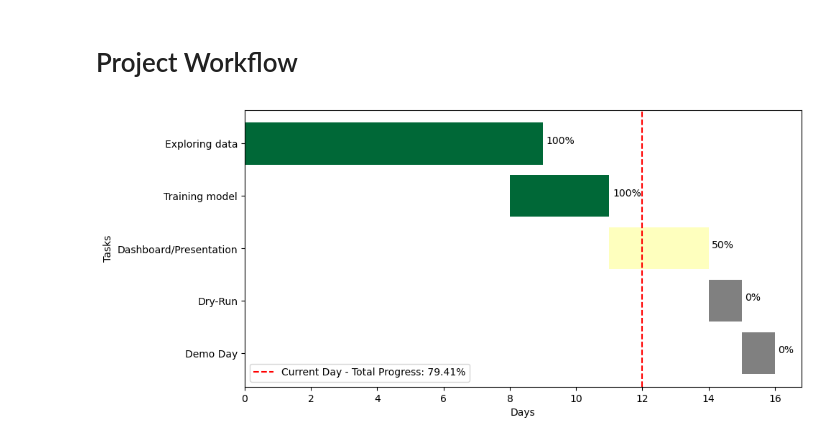
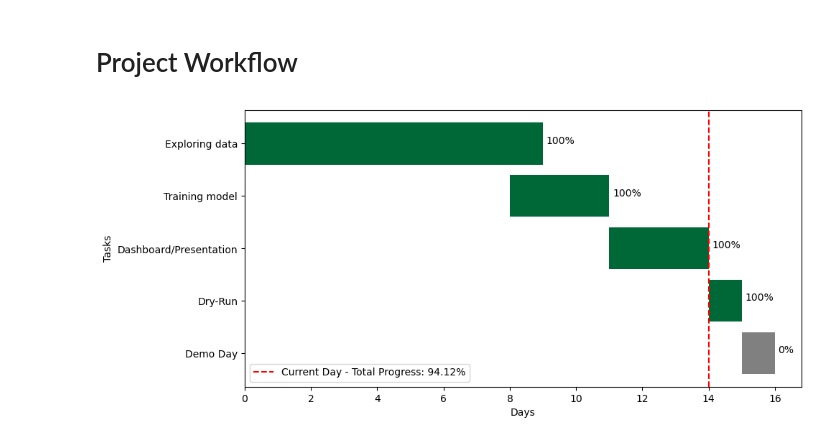
Before and after one commit to Christian-Leclerc/Capstone-Project-LHL, a Jupyter notebook: communication/workflow.ipynb, the cells around one changed output. Cells and saved outputs as stored; diff of their text form; code cells hidden in the pictures.

```diff
--- a/communication/workflow.ipynb
+++ b/communication/workflow.ipynb
@@ -9,34 +9,34 @@ tasks = [
     {'name': 'Exploring data', 'start': 0, 'duration': 9, 'completion': 100},
     {'name': 'Training model', 'start': 8, 'duration': 3, 'completion': 100},
     # NO TIME --> {'name': 'Testing model', 'start': 8, 'duration': 3, 'completion': 0},
-    {'name': 'Dashboard/Presentation', 'start': 11, 'duration': 3, 'completion': 50},
-    {'name': 'Dry-Run', 'start': 14, 'duration': 1, 'completion': 0},
+    {'name': 'Dashboard/Presentation', 'start': 11, 'duration': 3, 'completion': 100},
+    {'name': 'Dry-Run', 'start': 14, 'duration': 1, 'completion': 100},
     {'name': 'Demo Day', 'start': 15, 'duration': 1, 'completion': 0}
 ]
-current_day = 12
+current_day = 14
 
 # Calculate total progression
 total_duration = sum(task['duration'] for task in tasks)
 total_progression = sum(task['duration'] * task['completion'] for task in tasks) / total_duration
 
 # Create colormap
 cmap = plt.cm.RdYlGn
 
 plt.figure(figsize=(10, 5))
 
 for i, task in enumerate(tasks):
     if task['start'] > current_day:
         color = 'grey'  # Not started yet
     else:
         color = cmap(task['completion'] / 100.0)
 
     plt.barh(task['name'], task['duration'], left=task['start'], color=color)
     plt.text(task['start'] + task['duration'] + 0.1, i, f"{task['completion']}%")
 
 plt.axvline(x=current_day, color='r', linestyle='--', label=f'Current Day - Total Progress: {total_progression:.2f}%')
 plt.xlabel('Days')
 plt.ylabel('Tasks')
 plt.legend()
 plt.gca().invert_yaxis()
 # %% [output]
-[figure, old version]
+[figure, new version]
```
